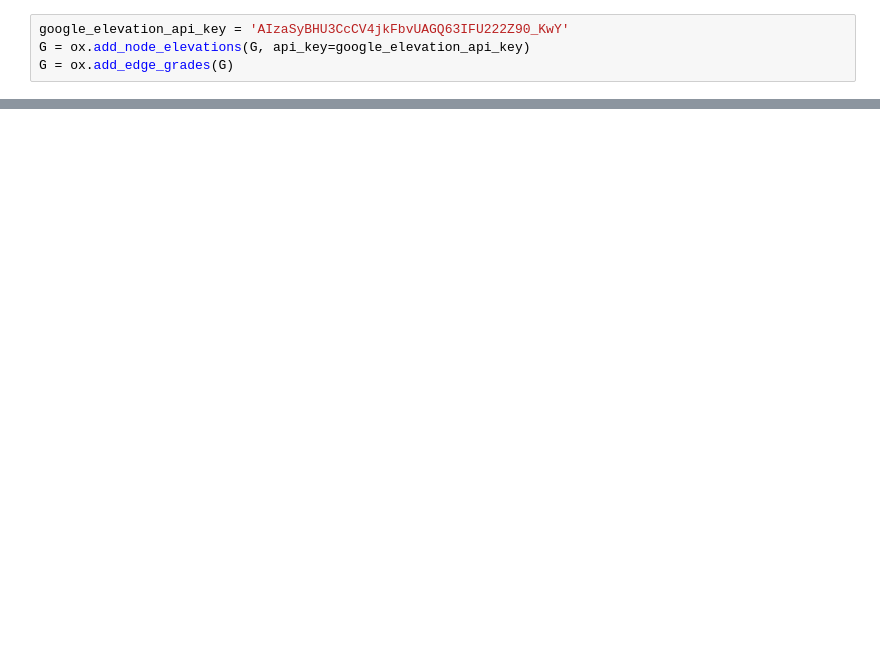
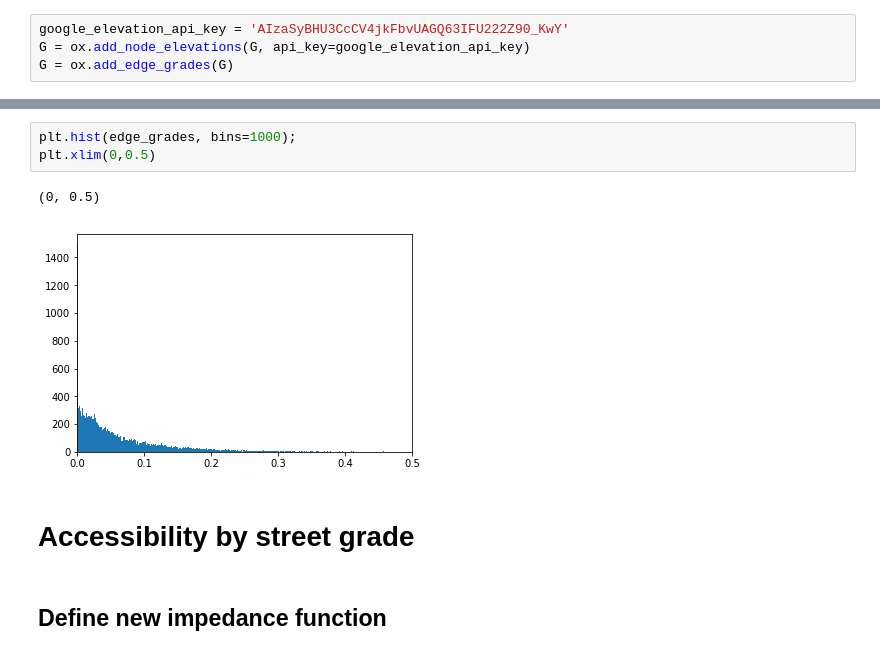
Before and after one commit to shriv/playground-pubs, a Jupyter notebook: Accessing council playgrounds.ipynb, the cells around one changed output, grey strips where cells are left out. Drawn from its saved outputs; the diff is of its cells as text; blank space fills up the shorter version.

Commit message:
Basic notebook to do full analysis on hilly vs flat accessibility for Wellington with a combination of pandana and osmnx

```diff
--- a/Accessing council playgrounds.ipynb
+++ b/Accessing council playgrounds.ipynb
@@ -175,0 +165,10 @@ G = ox.add_edge_grades(G)
+# %%
+plt.hist(edge_grades, bins=1000);
+plt.xlim(0,0.5)
+# %% [output]
+(0, 0.5)
+[figure, added]
+# %% [markdown]
+# Accessibility by street grade
+# %% [markdown]
+## Define new impedance function
```
Also changed, not shown: parts of 33 cells of this notebook.
